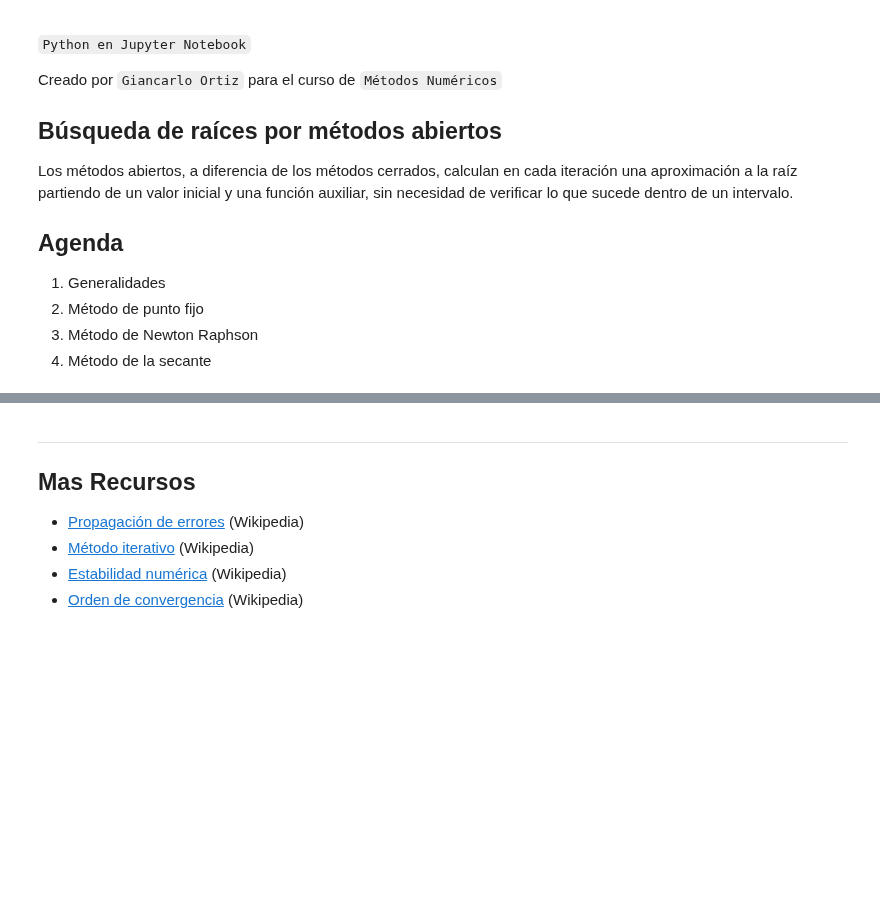
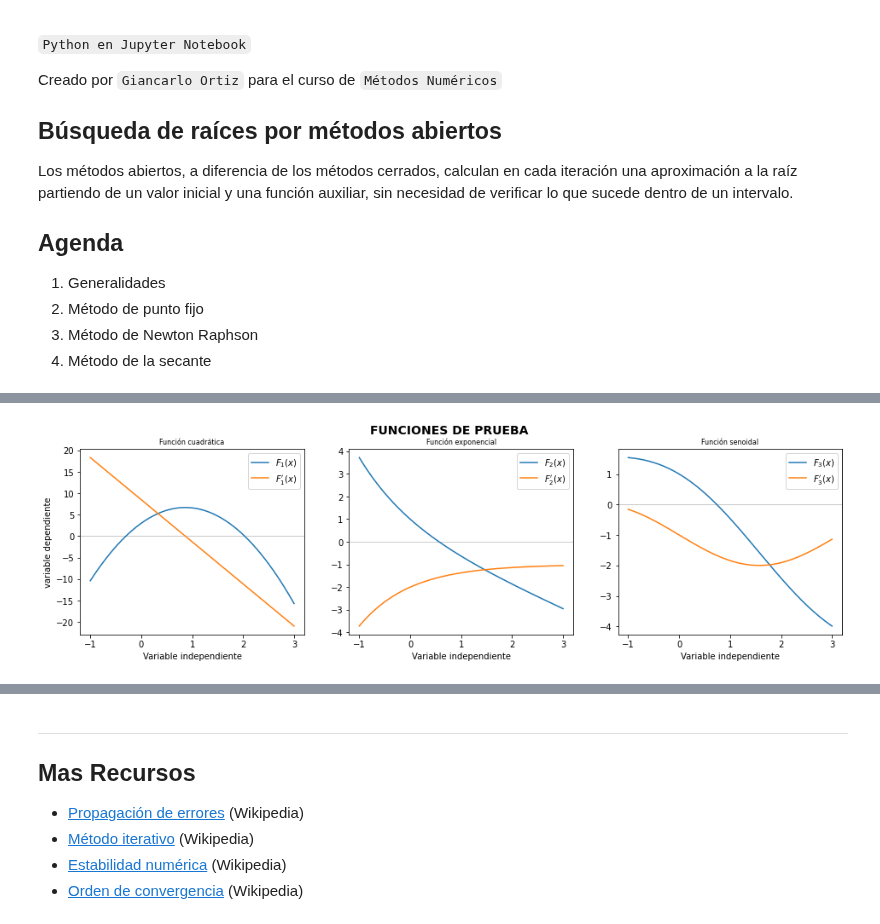
Before and after one commit to GiancarloBenavides/Metodos-Numericos, a Jupyter notebook: Jupyter/23_Metodos_abiertos.ipynb, the cells around one changed output, grey strips where cells are left out. Drawn from its saved outputs; the diff is of its cells as text; code cells hidden in the pictures; blank space fills up the shorter version.

```diff
--- a/Jupyter/23_Metodos_abiertos.ipynb
+++ b/Jupyter/23_Metodos_abiertos.ipynb
@@ -233,0 +263,56 @@ _imprimir_paso(paso1)
+# %%
+# Ecuación de la altura para el movimiento parabólico
+def altura(θ, Vo, ho, t):
+    g = 9.8179
+    Voy = Vo * np.sin(θ*np.pi/180)
+    y = -(1/2) * g * t**2 + Voy * t + ho
+    return y
+
+# Funciónes de prueba
+F1 = lambda t: altura(45, 12, 3, t)
+F2 = lambda x: np.e**(-x) - x
+F3 = lambda x: np.cos(x) - x
+
+# Funciónes de prueba
+D1 = lambda t: -9.8179 * t + 12 * np.sin(45*np.pi/180)
+D2 = lambda x: -np.e**(-x) - 1
+D3 = lambda x: -np.sin(x) - 1
+
+# Vectores de prueba
+t = np.linspace(-1, 3, 256, endpoint=True)
+x = np.linspace(-1, 3, 256, endpoint=True)
+
+# Gráficas
+#-------------------
+fig, ax = plt.subplots(1, 3)
+fig.set_size_inches(16, 4)
+fig.suptitle('Funciones de Prueba'.upper(), fontsize=14, fontweight="bold")
+
+# Gráficas 1
+ax[0].axhline(y = 0, linewidth=1.0, color="#ccc")
+ax[0].plot(t, F1(t), label="$F_1(x)$")
+ax[0].plot(t, D1(t), label="$F_1^{\prime}(x)$")
+ax[0].set_title("Función cuadrática", fontsize=8)
+ax[0].set_xlabel("Variable independiente")
+ax[0].set_ylabel("variable dependiente")
+ax[0].legend()
+
+# Gráficas 2
+ax[1].axhline(y = 0, linewidth=1, color="#ccc")
+ax[1].plot(x, F2(x), label="$F_2(x)$")
+ax[1].plot(x, D2(x), label="$F_2^{\prime}(x)$")
+ax[1].set_title("Función exponencial", fontsize=8)
+ax[1].set_xlabel("Variable independiente")
+ax[1].legend()
+
+# Gráficas 3
+ax[2].axhline(y = 0, linewidth=1, color="#ccc")
+ax[2].plot(x, F3(x), label="$F_3(x)$")
+ax[2].plot(x, D3(x), label="$F_3^{\prime}(x)$")
+ax[2].set_title("Función senoidal", fontsize=8)
+ax[2].set_xlabel("Variable independiente")
+ax[2].legend()
+
+plt.show()
+# %% [output]
+[figure, added]
```
Also changed, not shown: parts of 14 cells of this notebook.
